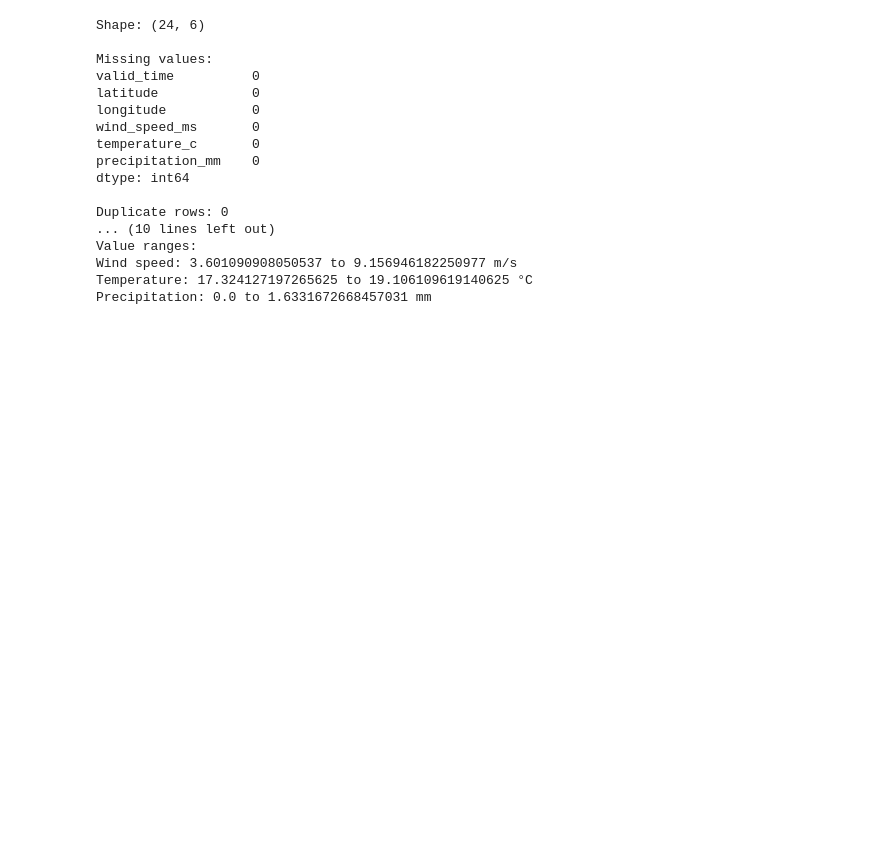
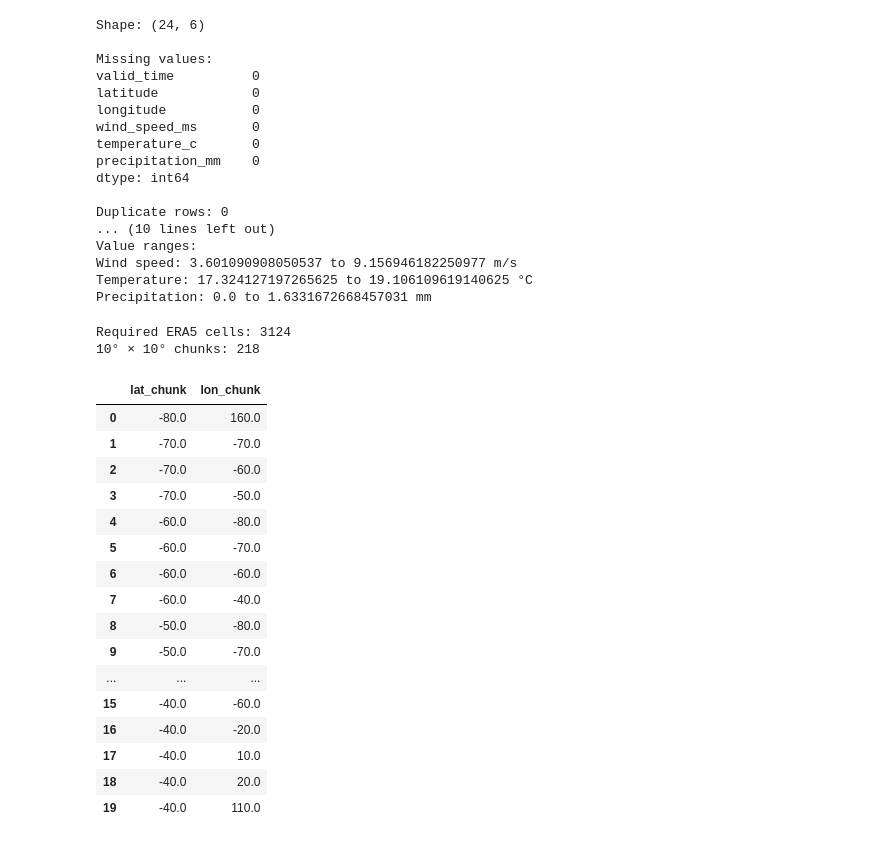
Before and after one commit to Suprabhat4970/MarineGuard-AI, a Jupyter notebook: ml/Weather_Forecasting_Model.ipynb, the cells around one changed output. Cells and saved outputs as stored; diff of their text form; code cells hidden in the pictures; blank space fills up the shorter version.

```diff
--- a/ml/Weather_Forecasting_Model.ipynb
+++ b/ml/Weather_Forecasting_Model.ipynb
@@ -2041,4 +2041,46 @@ Wind speed: 3.601090908050537 to 9.156946182250977 m/s
 Temperature: 17.324127197265625 to 19.106109619140625 °C
 Precipitation: 0.0 to 1.6331672668457031 mm
 # %%
-|
+era5_10deg = era5_download_list.copy()
+
+era5_10deg["lat_chunk"] = (
+    np.floor(era5_10deg["era5_lat"] / 10) * 10
+)
+
+era5_10deg["lon_chunk"] = (
+    np.floor(era5_10deg["era5_lon"] / 10) * 10
+)
+
+chunks_10deg = (
+    era5_10deg[
+        ["lat_chunk", "lon_chunk"]
+    ]
+    .drop_duplicates()
+    .sort_values(["lat_chunk", "lon_chunk"])
+    .reset_index(drop=True)
+)
+
+print("Required ERA5 cells:", len(era5_download_list))
+print("10° × 10° chunks:", len(chunks_10deg))
+
+display(chunks_10deg.head(20))
+# %% [output]
+Required ERA5 cells: 3124
+10° × 10° chunks: 218
+|  | lat_chunk | lon_chunk |
+| 0 | -80.0 | 160.0 |
+| 1 | -70.0 | -70.0 |
+| 2 | -70.0 | -60.0 |
+| 3 | -70.0 | -50.0 |
+| 4 | -60.0 | -80.0 |
+| 5 | -60.0 | -70.0 |
+| 6 | -60.0 | -60.0 |
+| 7 | -60.0 | -40.0 |
+| 8 | -50.0 | -80.0 |
+| 9 | -50.0 | -70.0 |
+| ... | ... | ... |
+| 15 | -40.0 | -60.0 |
+| 16 | -40.0 | -20.0 |
+| 17 | -40.0 | 10.0 |
+| 18 | -40.0 | 20.0 |
+| 19 | -40.0 | 110.0 |
```
Also changed, not shown: parts of 10 cells of this notebook.
